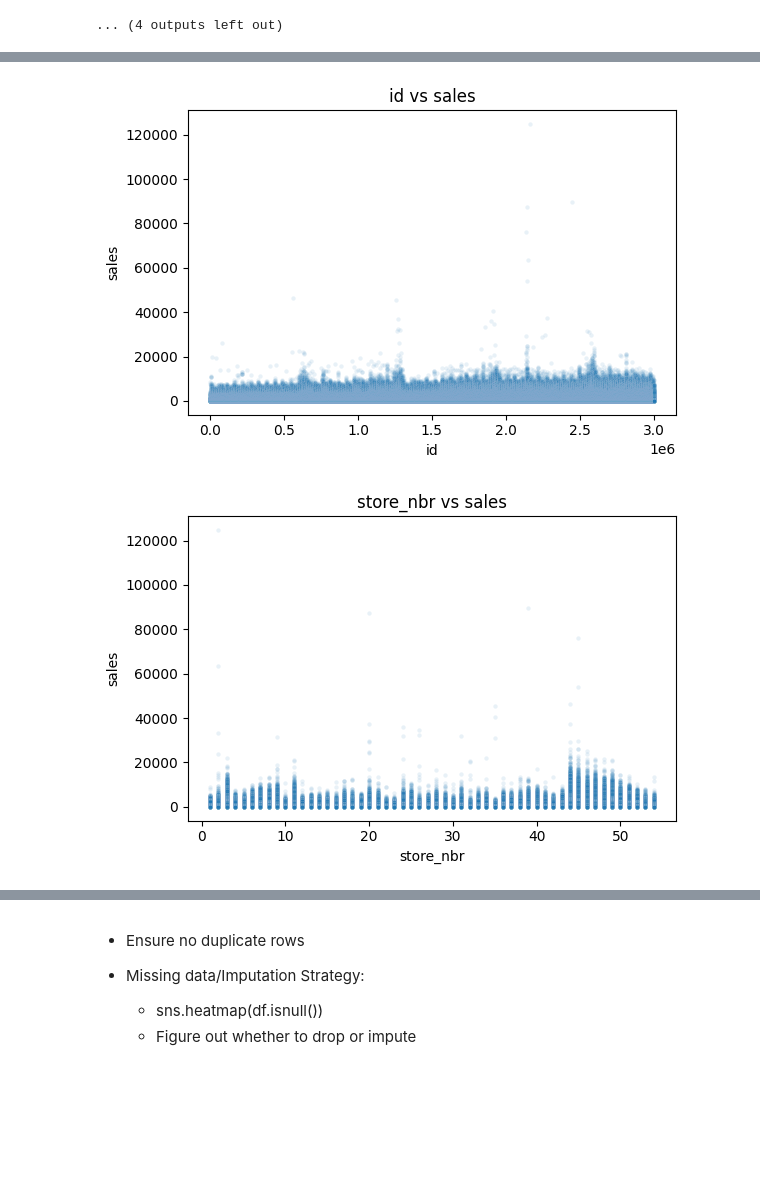
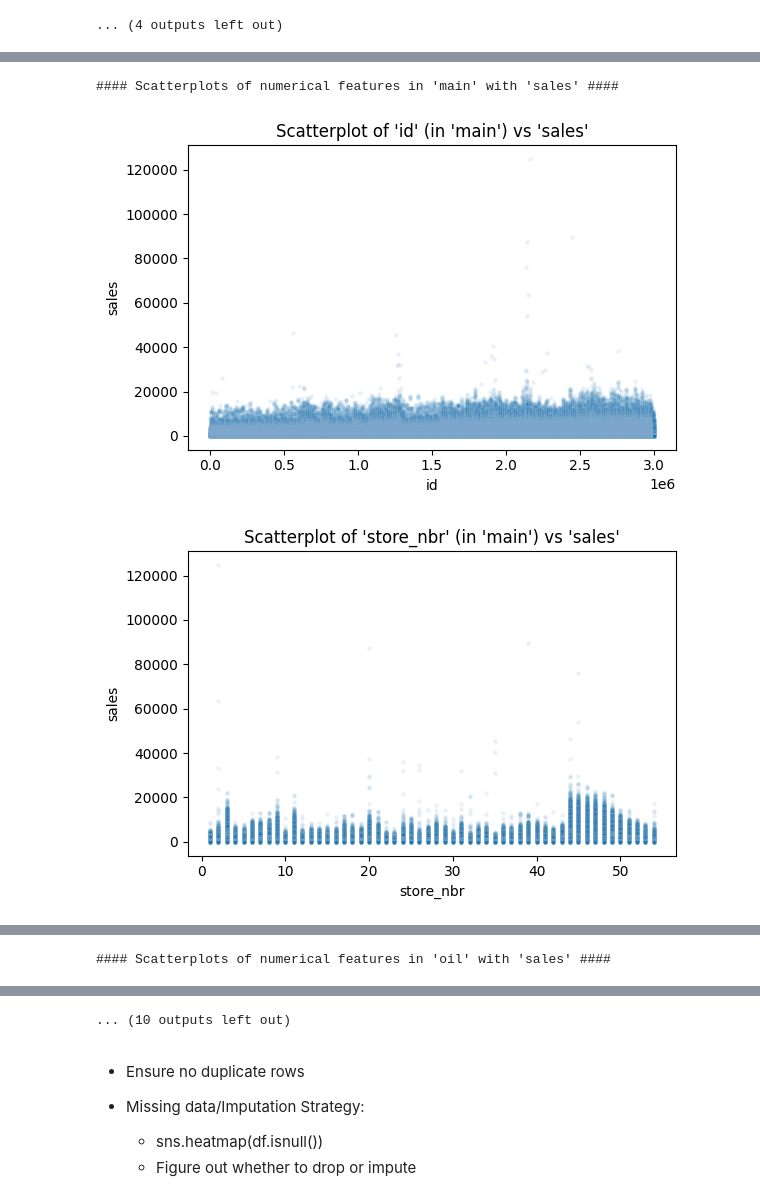
Before and after one commit to Philst4/Store-Sales, a Jupyter notebook: notebooks/eda.ipynb, the cells around one changed output, grey strips where cells are left out. Saved outputs shown, nothing was run; the diff lists cells and outputs as text; code cells hidden in the pictures; blank space fills up the shorter version.

```diff
--- a/notebooks/eda.ipynb
+++ b/notebooks/eda.ipynb
@@ -218,5 +313,21 @@ Histograms of numerical data:
 Barplots of categorical data:
 [figure]
 ... (4 outputs left out)
+# %%
+# For merging with main
+def merge_with_main(main, other_df, to_merge_on='date', fill_num_nas=None):
+    num_cols = other_df.select_dtypes(include='number').columns
+
+    merged = pd.merge(
+        main,
+        other_df,
+        on=to_merge_on,
+        how='left'
+    )
+
+    if fill_num_nas != None:
+        assert type(fill_num_nas) == int, f"Please make 'fill_num_nas' an int"
+        merged[num_cols] = merged[num_cols].fillna(fill_num_nas)
+    return merged
 # %%
 # Heat map against the target variable
@@ -243,20 +385,50 @@ corr_heatmap_against_target(pd.merge(clean_dfs['train'], raw_dfs['oil'], on='dat
 # %%
 # Scatter plots of numerical features against target variable
-def scatter_plot_against_target(df, target_col='sales'):
+def scatter_plot_against_target(df, df_name='main', target_col='sales'):
     # Loop through each numerical feature
     for col in df.select_dtypes(include='number').columns:
         if col == target_col:
             continue  # skip the target itself
 
         plt.figure(figsize=(6, 4))
         sns.scatterplot(data=df, x=col, y=target_col, alpha=0.1, s=10)
-        plt.title(f'{col} vs {target_col}')
+        plt.title(f"Scatterplot of '{col}' (in '{df_name}') vs '{target_col}'")
         plt.xlabel(col)
         plt.ylabel(target_col)
         plt.tight_layout()
         plt.show()
 
-scatter_plot_against_target(pd.merge(raw_dfs['train'], raw_dfs['oil'], on='date'))
+# Check scatterplots within 'main'
+print(f"#### Scatterplots of numerical features in 'main' with 'sales' ####")
+scatter_plot_against_target(
+    clean_dfs['main']
+)
+
+# Check scatterplots with 'oil'
+print(f"#### Scatterplots of numerical features in 'oil' with 'sales' ####")
+scatter_plot_against_target(
+    merge_with_main(clean_dfs['main'][['date', 'sales']], clean_dfs['oil'], fill_num_nas=0),
+    df_name='oil'
+)
+
+# Check scatterplots with 'holidays_events'
+print(f"#### Scatterplots of numerical features in 'holidays_events' with 'sales' ####")
+scatter_plot_against_target(
+    merge_with_main(
+        clean_dfs['main'][['date', 'sales']],
+        clean_dfs['holidays_events'].drop(columns=[col for col in clean_dfs['holidays_events'].columns if col.startswith('combo_')]),
+        fill_num_nas=0
+    ),
+    df_name='holidays_events'
+)
+
+# Check scatterplots with 'stores'
+print(f"#### Scatterplots of numerical features in 'stores' with 'sales' ####")
+scatter_plot_against_target(
+    merge_with_main(clean_dfs['main'][['store_nbr', 'sales']], clean_dfs['stores'], to_merge_on='store_nbr'),
+    df_name='stores'
+)
 # %% [output]
+#### Scatterplots of numerical features in 'main' with 'sales' ####
-[figure, old version]
+[figure, new version]
-[figure, old version]
+[figure, new version]
@@ -263,0 +436 @@ scatter_plot_against_target(pd.merge(raw_dfs['train'], raw_dfs['oil'], on='date'
+#### Scatterplots of numerical features in 'oil' with 'sales' ####
@@ -265,3 +444,4 @@ scatter_plot_against_target(pd.merge(raw_dfs['train'], raw_dfs['oil'], on='date'
+... (10 outputs left out)
 # %% [markdown]
 * Ensure no duplicate rows
 
```
Also changed, not shown: parts of 19 cells of this notebook.
